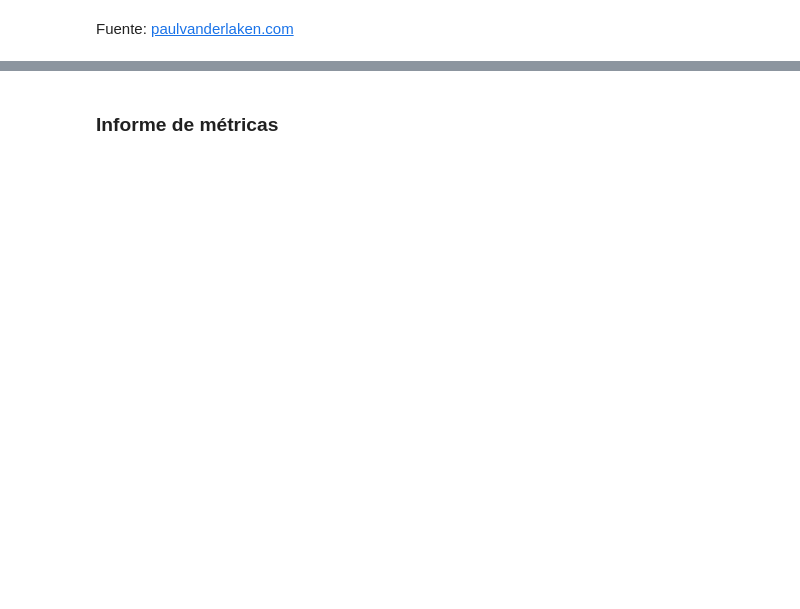
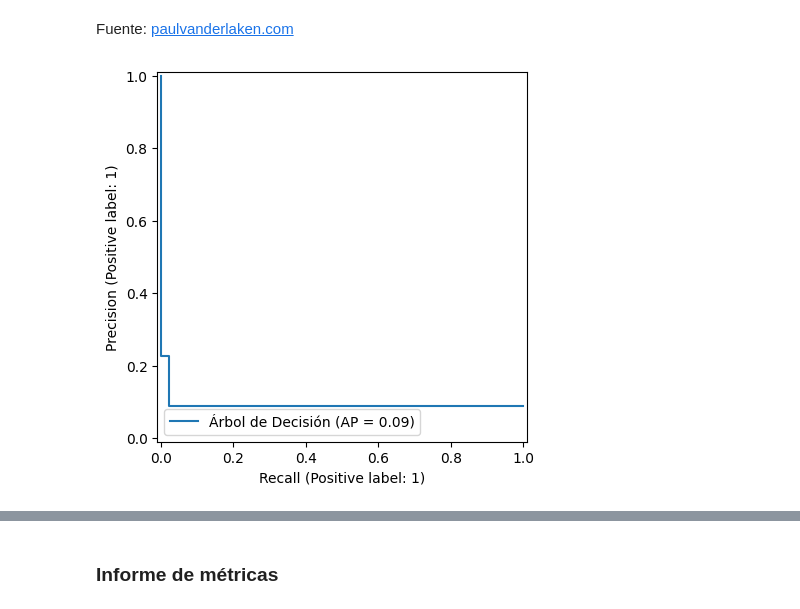
Before and after one commit to Maucho6340/2162-clasificacion-validacion-de-modelos-y-metricas, a Jupyter notebook: Clasificacion_validacion_y_metricas.ipynb, the cells around one changed output, grey strips where cells are left out. Cells and saved outputs as stored; diff of their text form; code cells hidden in the pictures; blank space fills up the shorter version.

```diff
--- a/Clasificacion_validacion_y_metricas.ipynb
+++ b/Clasificacion_validacion_y_metricas.ipynb
@@ -410,0 +438,4 @@ Fuente: [paulvanderlaken.com](https://paulvanderlaken.com/2019/08/16/roc-auc-pre
+# %%
+PrecisionRecallDisplay.from_predictions(y_val, y_previsto, name='Árbol de Decisión');
+# %% [output]
+[figure, added]
```
Also changed, not shown: parts of 50 cells of this notebook.
